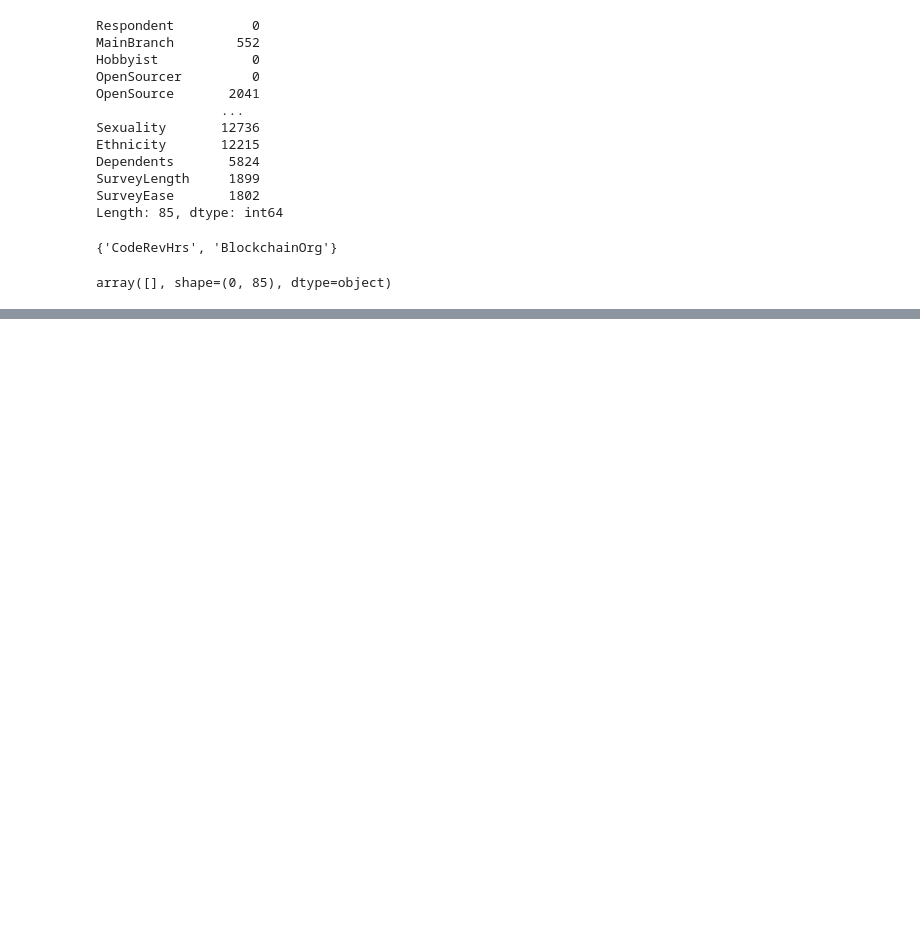
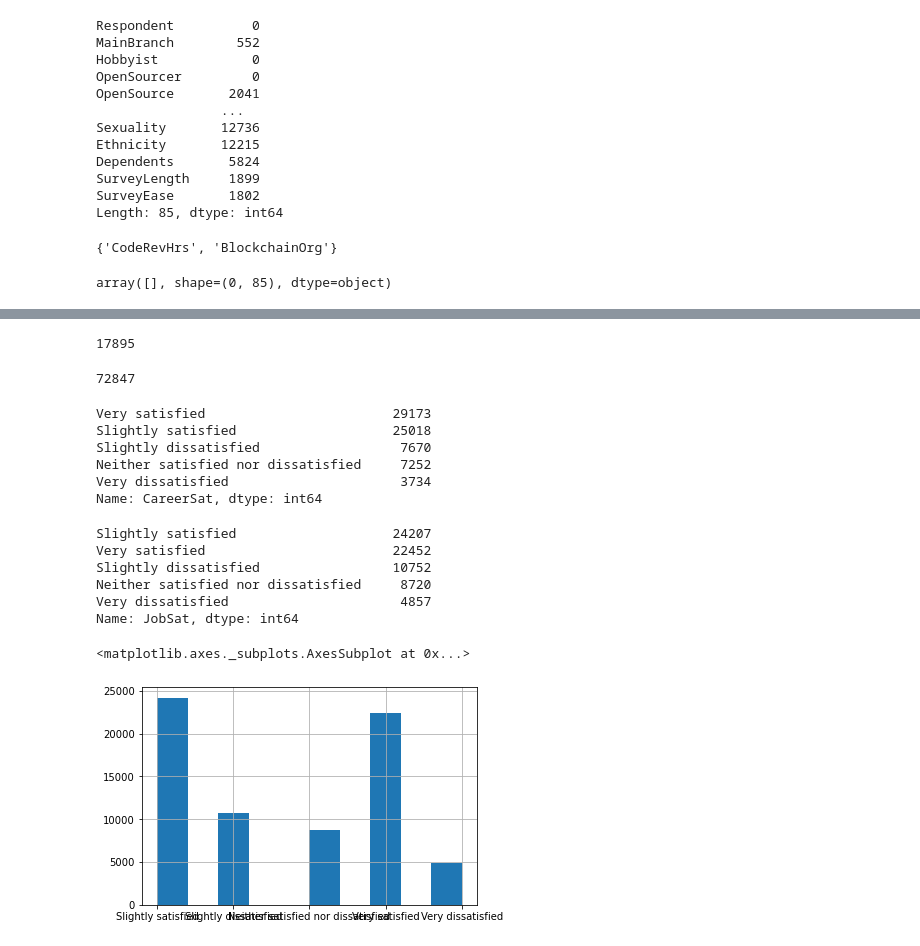
Before and after one commit to JJFrampton/projects_machine_learning_udacity_medium, a Jupyter notebook: medium-article/medium_article.ipynb, the cells around one changed output, grey strips where cells are left out. Drawn from its saved outputs; the diff is of its cells as text; code cells hidden in the pictures; blank space fills up the shorter version.

```diff
--- a/medium-article/medium_article.ipynb
+++ b/medium-article/medium_article.ipynb
@@ -8,7 +8,10 @@ from sklearn.metrics import r2_score, mean_squared_error
 import seaborn as sns
 %matplotlib inline
 
-df = pd.read_csv('./stackoverflow-data/survey_results_public.csv')
+# import wget
+# csv = wget.download('https://drive.google.com/open?id=1QOmVDpd8hcVYqqUXDXf68UMDWQZP0wQV')
+# df = pd.read_csv(csv)
+df = pd.read_csv('./developer_survey_2019/survey_results_public.csv')
 # %%
 from helper_functions import *
 # %%
@@ -40,0 +83,33 @@ array([], shape=(0, 85), dtype=object)
+# %%
+df['JobSat'].isna().sum()
+df['JobSat'].notna().sum()
+# %% [output]
+17895
+# %%
+df['CareerSat'].isna().sum()
+df['CareerSat'].notna().sum()
+# %% [output]
+72847
+# %%
+df['CareerSat'].value_counts()
+# %% [output]
+Very satisfied                        29173
+Slightly satisfied                    25018
+Slightly dissatisfied                  7670
+Neither satisfied nor dissatisfied     7252
+Very dissatisfied                      3734
+Name: CareerSat, dtype: int64
+# %%
+df['JobSat'].value_counts()
+# %% [output]
+Slightly satisfied                    24207
+Very satisfied                        22452
+Slightly dissatisfied                 10752
+Neither satisfied nor dissatisfied     8720
+Very dissatisfied                      4857
+Name: JobSat, dtype: int64
+# %%
+df['JobSat'].hist()
+# %% [output]
+<matplotlib.axes._subplots.AxesSubplot at 0x...>
+[figure, added]
```
Also changed, not shown: parts of 11 cells of this notebook, 2 other files.
